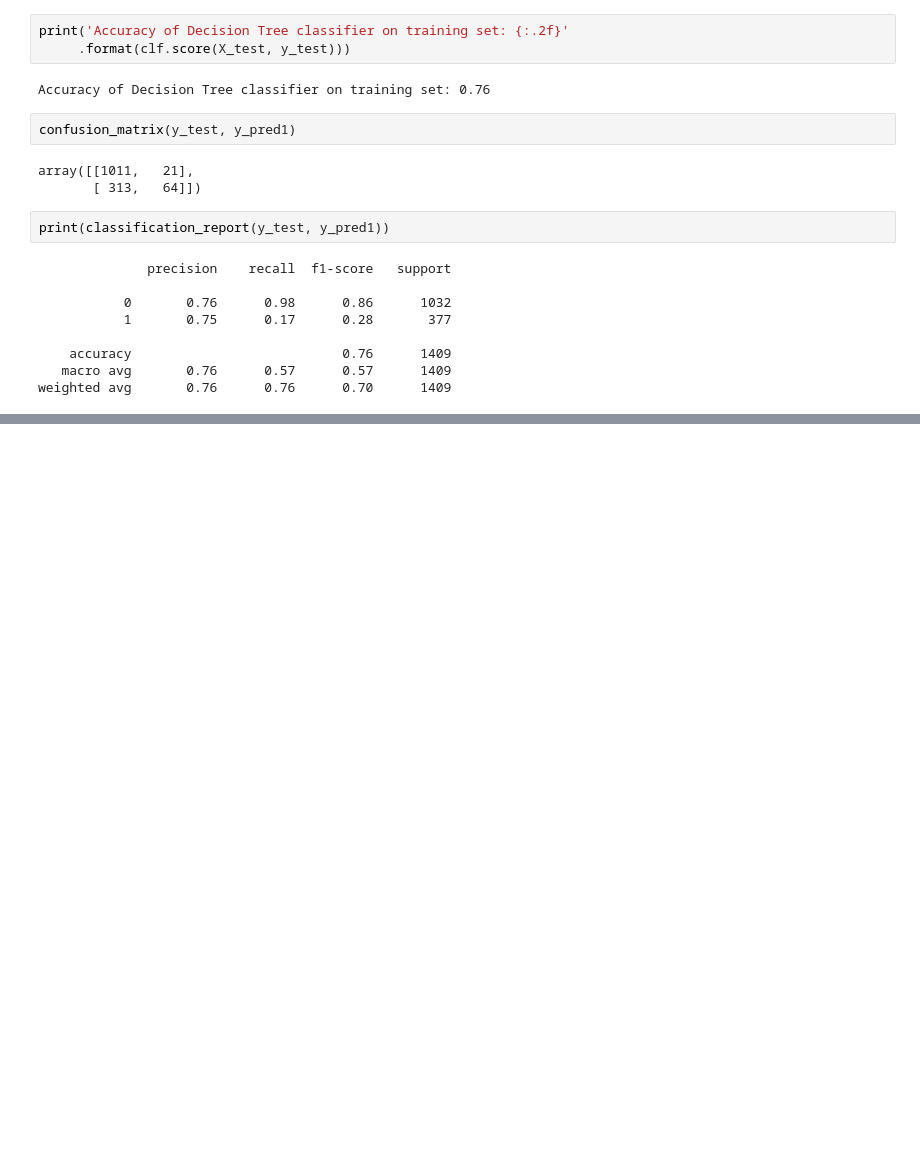
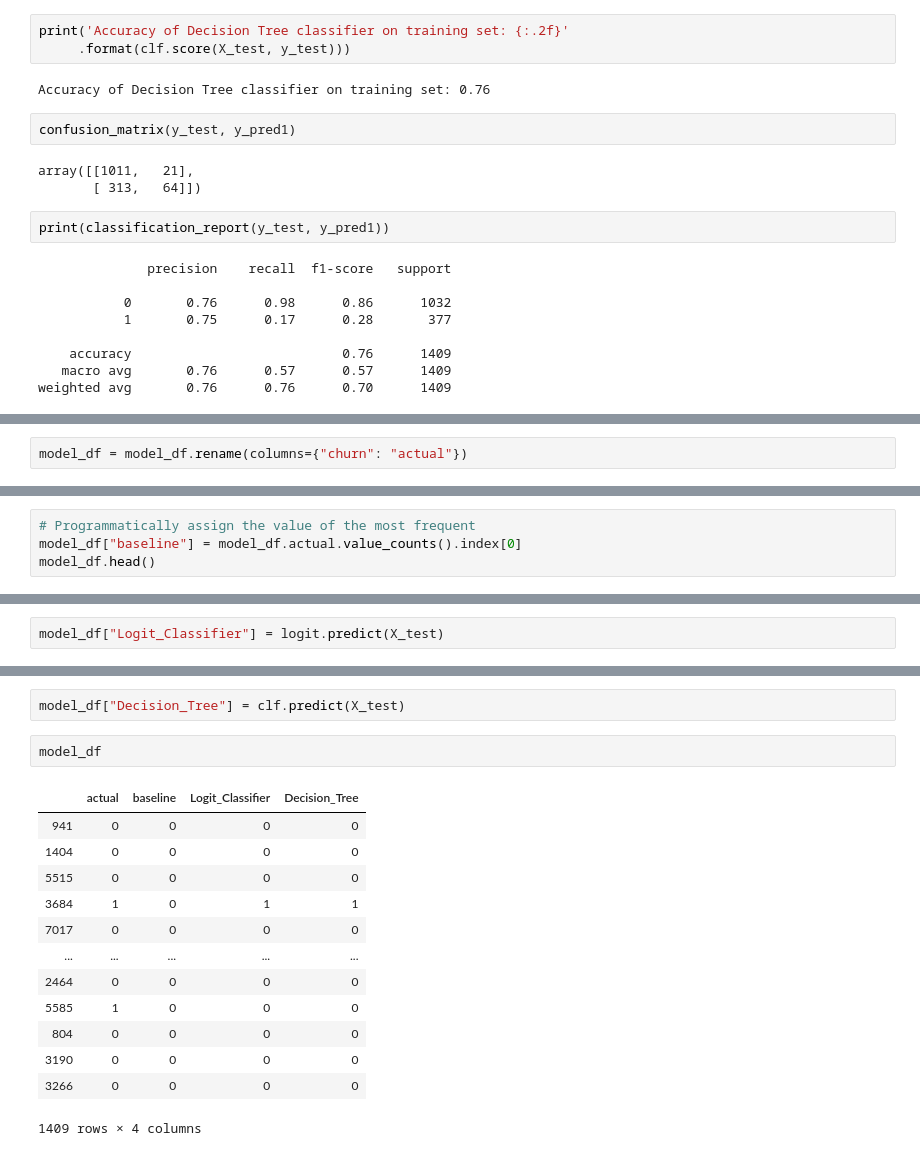
Before and after one commit to Corn-Shipps/predicting_telco_churn, a Jupyter notebook: Jadamodeling.ipynb, the cells around one changed output, grey strips where cells are left out. Cells and saved outputs as stored; diff of their text form; blank space fills up the shorter version.

Commit message:
chose best model, added to df, made function

```diff
--- a/Jadamodeling.ipynb
+++ b/Jadamodeling.ipynb
@@ -241,0 +216,2 @@ weighted avg       0.76      0.76      0.70      1409
+# %%
+model_df = model_df.rename(columns={"churn": "actual"})
@@ -241,0 +227,4 @@ weighted avg       0.76      0.76      0.70      1409
+# %%
+# Programmatically assign the value of the most frequent
+model_df["baseline"] = model_df.actual.value_counts().index[0]
+model_df.head()
@@ -241,0 +238,2 @@ weighted avg       0.76      0.76      0.70      1409
+# %%
+model_df["Logit_Classifier"] = logit.predict(X_test)
@@ -241,0 +256,18 @@ weighted avg       0.76      0.76      0.70      1409
+# %%
+model_df["Decision_Tree"] = clf.predict(X_test)
+# %%
+model_df
+# %% [output]
+|  | actual | baseline | Logit_Classifier | Decision_Tree |
+| 941 | 0 | 0 | 0 | 0 |
+| 1404 | 0 | 0 | 0 | 0 |
+| 5515 | 0 | 0 | 0 | 0 |
+| 3684 | 1 | 0 | 1 | 1 |
+| 7017 | 0 | 0 | 0 | 0 |
+| ... | ... | ... | ... | ... |
+| 2464 | 0 | 0 | 0 | 0 |
+| 5585 | 1 | 0 | 0 | 0 |
+| 804 | 0 | 0 | 0 | 0 |
+| 3190 | 0 | 0 | 0 | 0 |
+| 3266 | 0 | 0 | 0 | 0 |
+1409 rows × 4 columns
```
Also changed, not shown: parts of 23 cells of this notebook, 1 other file.
